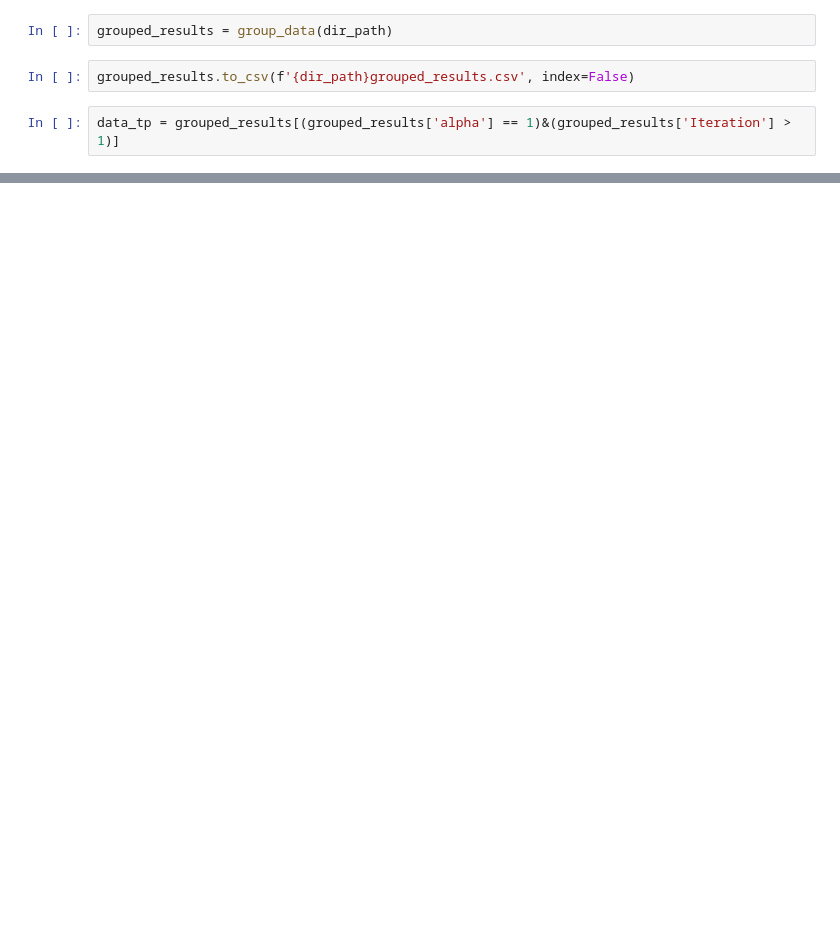
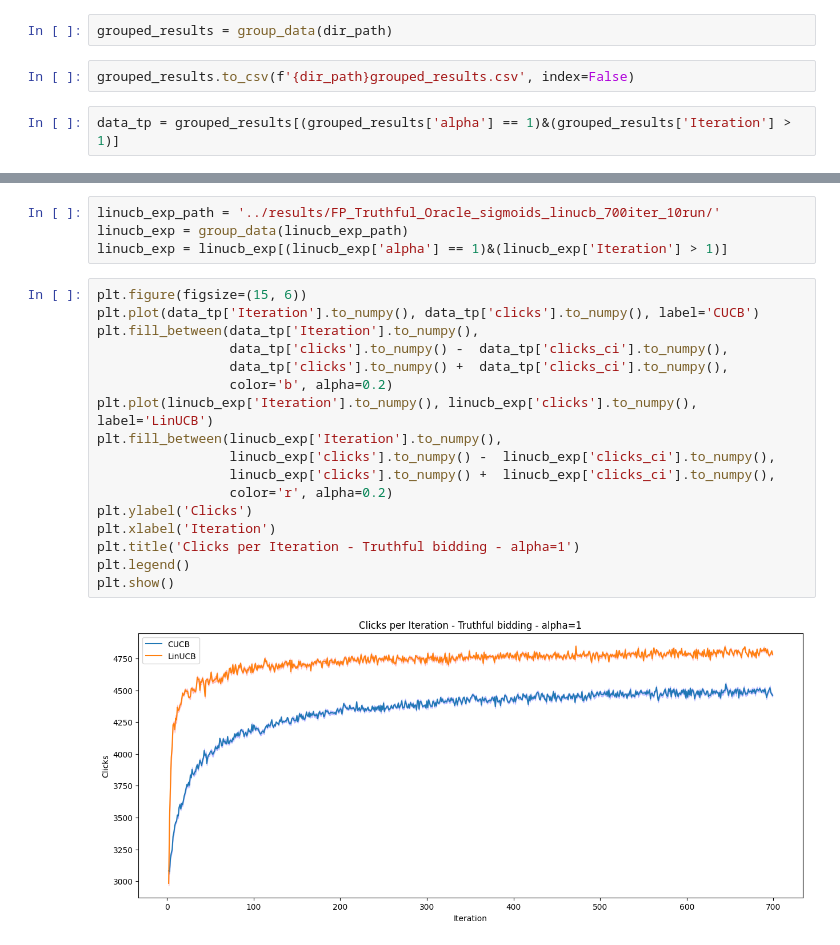
Before and after one commit to GiovanniChiurco/auction-gym, a Jupyter notebook: notebooks/group_results.ipynb, the cells around one changed output, grey strips where cells are left out. Cells and saved outputs as stored; diff of their text form; blank space fills up the shorter version.

```diff
--- a/notebooks/group_results.ipynb
+++ b/notebooks/group_results.ipynb
@@ -64,0 +66,23 @@ plt.show()
+# %%
+linucb_exp_path = '../results/FP_Truthful_Oracle_sigmoids_linucb_700iter_10run/'
+linucb_exp = group_data(linucb_exp_path)
+linucb_exp = linucb_exp[(linucb_exp['alpha'] == 1)&(linucb_exp['Iteration'] > 1)]
+# %%
+plt.figure(figsize=(15, 6))
+plt.plot(data_tp['Iteration'].to_numpy(), data_tp['clicks'].to_numpy(), label='CUCB')
+plt.fill_between(data_tp['Iteration'].to_numpy(),
+                 data_tp['clicks'].to_numpy() -  data_tp['clicks_ci'].to_numpy(),
+                 data_tp['clicks'].to_numpy() +  data_tp['clicks_ci'].to_numpy(),
+                 color='b', alpha=0.2)
+plt.plot(linucb_exp['Iteration'].to_numpy(), linucb_exp['clicks'].to_numpy(), label='LinUCB')
+plt.fill_between(linucb_exp['Iteration'].to_numpy(),
+                 linucb_exp['clicks'].to_numpy() -  linucb_exp['clicks_ci'].to_numpy(),
+                 linucb_exp['clicks'].to_numpy() +  linucb_exp['clicks_ci'].to_numpy(),
+                 color='r', alpha=0.2)
+plt.ylabel('Clicks')
+plt.xlabel('Iteration')
+plt.title('Clicks per Iteration - Truthful bidding - alpha=1')
+plt.legend()
+plt.show()
+# %% [output]
+[figure, added]
```
Also changed, not shown: parts of 4 cells of this notebook, 12 other files.
